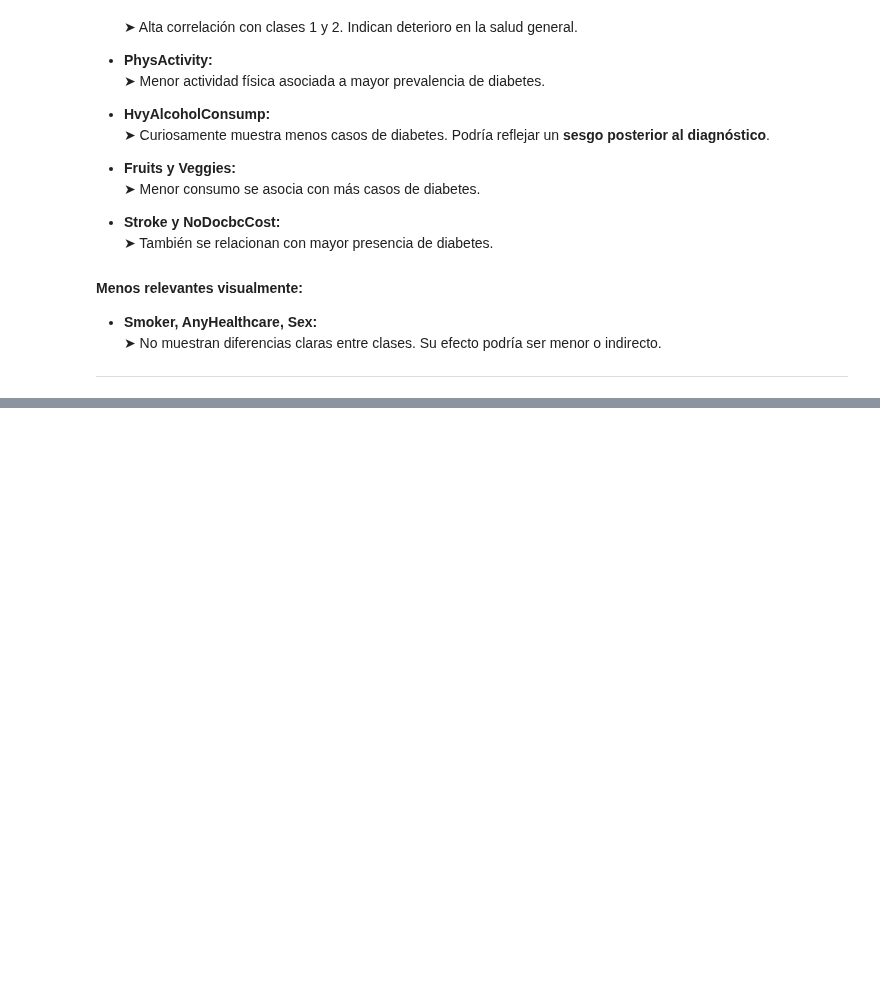
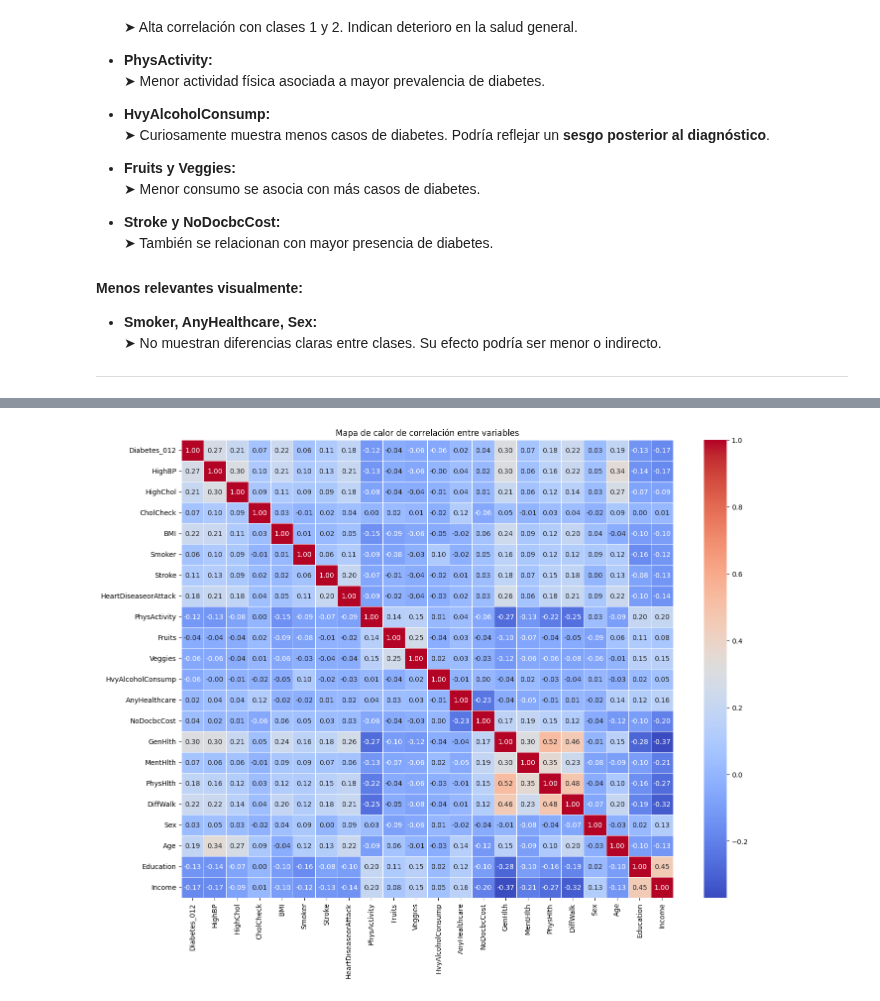
Before and after one commit to Bootcamp-IA-P4/multiclase-classifier_e2, a Jupyter notebook: docs/EDA.ipynb, the cells around one changed output, grey strips where cells are left out. Drawn from its saved outputs; the diff is of its cells as text; code cells hidden in the pictures; blank space fills up the shorter version.

Commit message:
feat: add correlation heatmap and variable relationship insights to EDA

```diff
--- a/docs/EDA.ipynb
+++ b/docs/EDA.ipynb
@@ -310,0 +315,4 @@ plt.show()
+# %%
+# Matriz de correlación completa (solo columnas numéricas)
+corr_matrix = df.corr(numeric_only=True)
+corr_matrix
@@ -310,0 +338,10 @@ plt.show()
+# %%
+import matplotlib.pyplot as plt
+import seaborn as sns
+
+plt.figure(figsize=(16, 12))
+sns.heatmap(corr_matrix, annot=True, fmt=".2f", cmap="coolwarm", linewidths=0.5)
+plt.title("Mapa de calor de correlación entre variables")
+plt.show()
+# %% [output]
+[figure, added]
```
Also changed, not shown: parts of 4 cells of this notebook.
